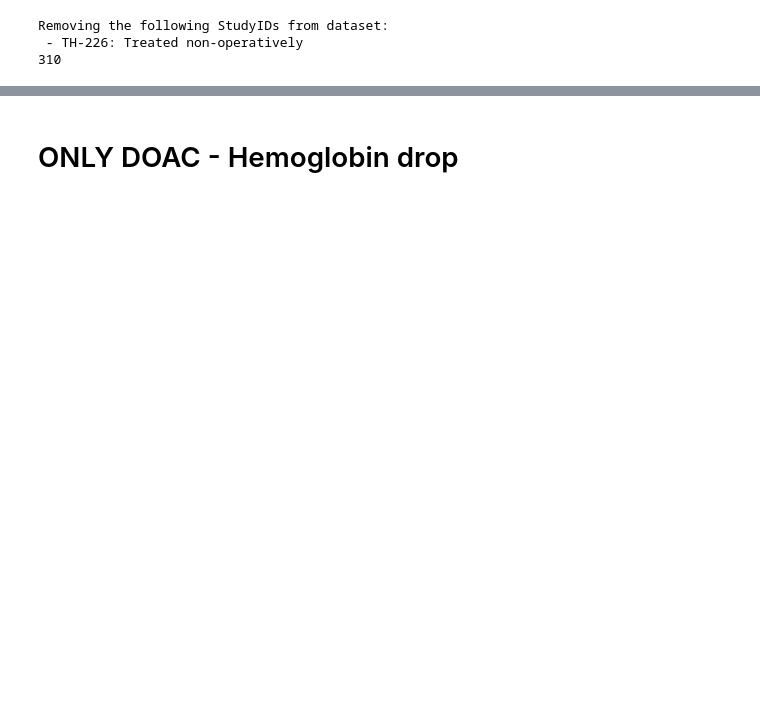
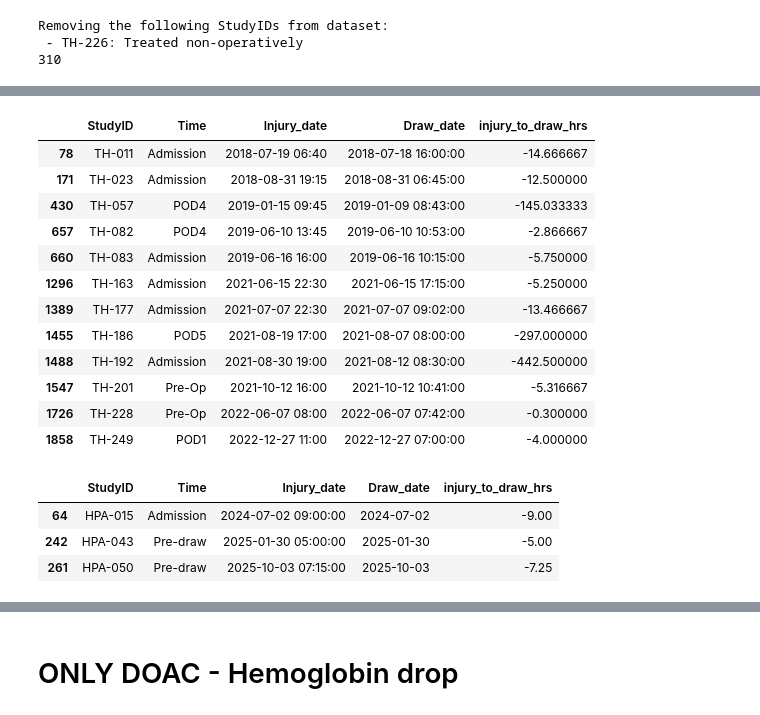
Before and after one commit to golpiraelmi/Classes, a Jupyter notebook: MyLittleProjcet_V2.ipynb, the cells around one changed output, grey strips where cells are left out. Drawn from its saved outputs; the diff is of its cells as text; code cells hidden in the pictures; blank space fills up the shorter version.

```diff
--- a/MyLittleProjcet_V2.ipynb
+++ b/MyLittleProjcet_V2.ipynb
@@ -229,0 +292,25 @@ display(processor_1.get_patient_blood_draws('TH-227'))
+# %%
+all_blood_hip = processor_1.get_all_blood_draws()
+all_blood_hip[all_blood_hip['injury_to_draw_hrs']<0][['StudyID','Time','Injury_date','Draw_date','injury_to_draw_hrs']]
+# %% [output]
+|  | StudyID | Time | Injury_date | Draw_date | injury_to_draw_hrs |
+| 78 | TH-011 | Admission | 2018-07-19 06:40 | 2018-07-18 16:00:00 | -14.666667 |
+| 171 | TH-023 | Admission | 2018-08-31 19:15 | 2018-08-31 06:45:00 | -12.500000 |
+| 430 | TH-057 | POD4 | 2019-01-15 09:45 | 2019-01-09 08:43:00 | -145.033333 |
+| 657 | TH-082 | POD4 | 2019-06-10 13:45 | 2019-06-10 10:53:00 | -2.866667 |
+| 660 | TH-083 | Admission | 2019-06-16 16:00 | 2019-06-16 10:15:00 | -5.750000 |
+| 1296 | TH-163 | Admission | 2021-06-15 22:30 | 2021-06-15 17:15:00 | -5.250000 |
+| 1389 | TH-177 | Admission | 2021-07-07 22:30 | 2021-07-07 09:02:00 | -13.466667 |
+| 1455 | TH-186 | POD5 | 2021-08-19 17:00 | 2021-08-07 08:00:00 | -297.000000 |
+| 1488 | TH-192 | Admission | 2021-08-30 19:00 | 2021-08-12 08:30:00 | -442.500000 |
+| 1547 | TH-201 | Pre-Op | 2021-10-12 16:00 | 2021-10-12 10:41:00 | -5.316667 |
+| 1726 | TH-228 | Pre-Op | 2022-06-07 08:00 | 2022-06-07 07:42:00 | -0.300000 |
+| 1858 | TH-249 | POD1 | 2022-12-27 11:00 | 2022-12-27 07:00:00 | -4.000000 |
+# %%
+all_blood_pathway = processor_2.get_all_blood_draws()
+all_blood_pathway[all_blood_pathway['injury_to_draw_hrs']<0][['StudyID','Time','Injury_date','Draw_date','injury_to_draw_hrs']]
+# %% [output]
+|  | StudyID | Time | Injury_date | Draw_date | injury_to_draw_hrs |
+| 64 | HPA-015 | Admission | 2024-07-02 09:00:00 | 2024-07-02 | -9.00 |
+| 242 | HPA-043 | Pre-draw | 2025-01-30 05:00:00 | 2025-01-30 | -5.00 |
+| 261 | HPA-050 | Pre-draw | 2025-10-03 07:15:00 | 2025-10-03 | -7.25 |
```
Also changed, not shown: parts of 48 cells of this notebook.
